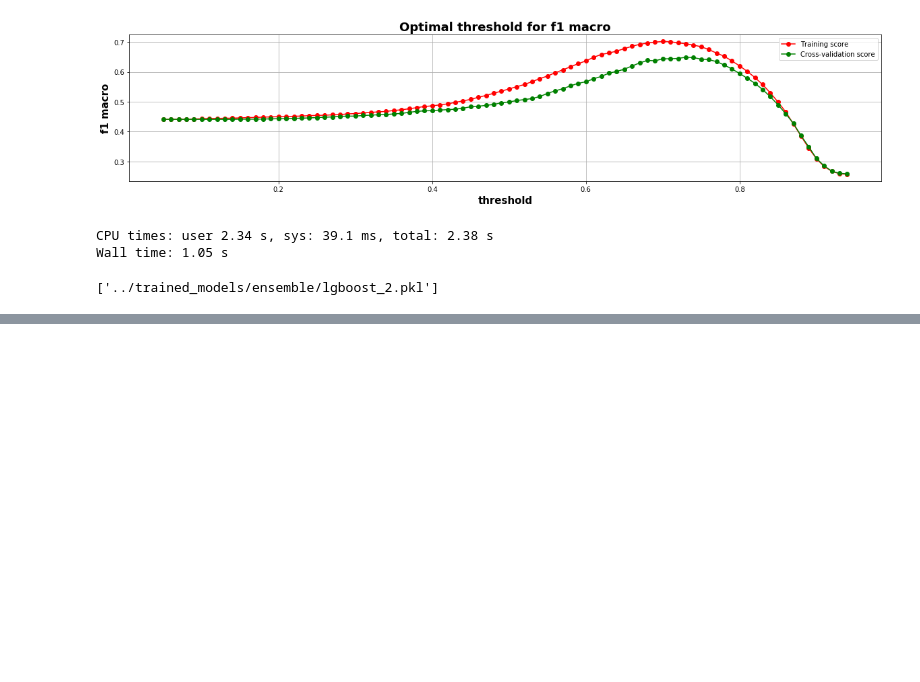
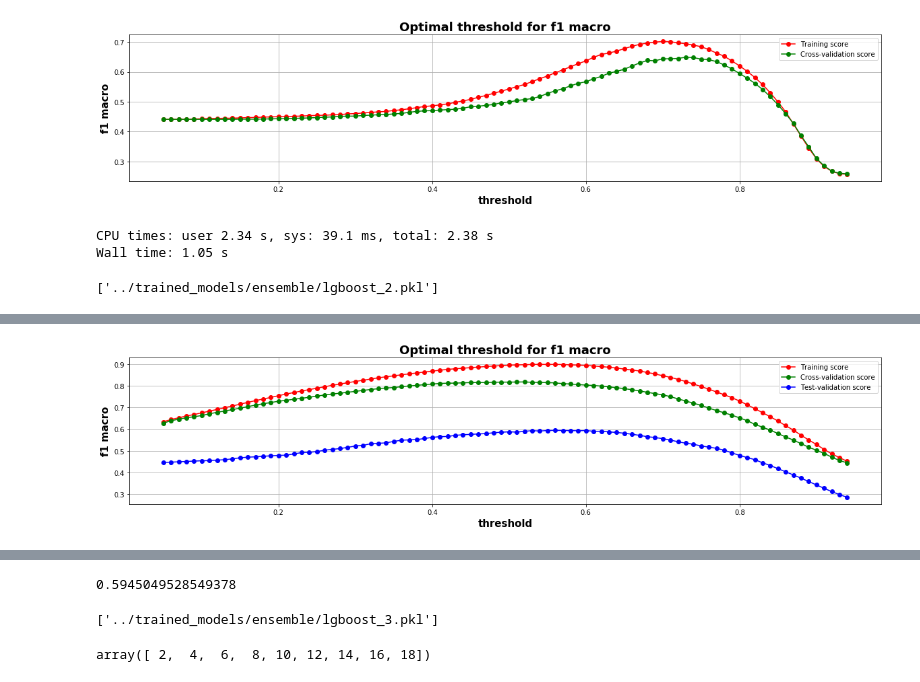
Before and after one commit to Durzot/DA_crowd_analytix, a Jupyter notebook: mortgage/notebook/Mortgage_2.ipynb, the cells around one changed output, grey strips where cells are left out. Saved outputs shown, nothing was run; the diff lists cells and outputs as text; code cells hidden in the pictures; blank space fills up the shorter version.

```diff
--- a/mortgage/notebook/Mortgage_2.ipynb
+++ b/mortgage/notebook/Mortgage_2.ipynb
@@ -780,0 +933,5 @@ joblib.dump(gbm, os.path.join(path_model, '%s.pkl' % model_name))
+# %%
+X_tttrain, X_tttval, y_ttrain, y_ttval = train_test_split(X_ttrain, y_train,
+                                                          stratify=y_train,
+                                                          random_state=random_state,
+                                                          test_size=0.2)
@@ -780,0 +942,12 @@ joblib.dump(gbm, os.path.join(path_model, '%s.pkl' % model_name))
+# %%
+%%time
+cols_cat_idx = [X_ttrain.columns.get_loc(x) for x in cols_cat]
+sm = SMOTENC(categorical_features=cols_cat_idx,
+             sampling_strategy='auto',
+             random_state=random_state,
+             k_neighbors=5,
+             n_jobs=3)
+
+X_res, y_res = sm.fit_resample(X_tttrain, y_ttrain)
+X_res = pd.DataFrame(X_res, columns=X_ttrain.columns)
+y_res = pd.Series(y_res, name=y_ttrain.name)
@@ -780,0 +1022,37 @@ joblib.dump(gbm, os.path.join(path_model, '%s.pkl' % model_name))
+# %%
+%%time
+# See which threshold yields the best f1_macro on validation set
+y_prob_train = gbm.predict(X_res_train)
+y_prob_val = gbm.predict(X_res_val)
+y_prob_ttval = gbm.predict(X_tttval)
+
+thresh = np.r_[0.05:0.95:0.01]
+f1_macro_train = []
+f1_macro_val = []
+f1_macro_ttval = []
+best_th = 0
+best_f1_ttval = 0
+
+for th in thresh:
+    f1_train = f1_score(y_res_train, np.where(y_prob_train > th, 1, 0), average='macro')
+    f1_val = f1_score(y_res_val, np.where(y_prob_val > th, 1, 0), average='macro')
+    f1_ttval = f1_score(y_ttval, np.where(y_prob_ttval > th, 1, 0), average='macro')
+    if f1_ttval > best_f1_ttval:
+        best_f1_ttval = f1_ttval
+        best_th = th
+    f1_macro_train.append(f1_train)
+    f1_macro_val.append(f1_val)
+    f1_macro_ttval.append(f1_ttval)
+
+fig, ax = plt.subplots(nrows=1, ncols=1, figsize=(20, 4))
+ax.grid()
+ax.plot(thresh, f1_macro_train, 'o-', color="r", label="Training score")
+ax.plot(thresh, f1_macro_val, 'o-', color="g", label="Cross-validation score")
+ax.plot(thresh, f1_macro_ttval, 'o-', color="blue", label="Test-validation score")
+ax.set_xlabel("threshold", fontsize=15, fontweight='bold')
+ax.set_ylabel("f1 macro", fontsize=15, fontweight='bold')
+ax.set_title('Optimal threshold for f1 macro', fontsize=18, fontweight='bold')
+ax.legend(loc="best")
+plt.show(fig)
+# %% [output]
+[figure, added]
@@ -780,0 +1061,4 @@ joblib.dump(gbm, os.path.join(path_model, '%s.pkl' % model_name))
+# %%
+best_f1_ttval
+# %% [output]
+0.5945049528549378
@@ -780,0 +1070,22 @@ joblib.dump(gbm, os.path.join(path_model, '%s.pkl' % model_name))
+# %%
+submission_file = pd.read_csv("../data/CAX_MortgageModeling_SubmissionFormat.csv")
+
+X_test['Result_Predicted'] =  np.where(gbm.predict(X_ttest) > best_th, 1, 0)
+X_test['Unique_ID'] = X_test['unique_id']
+X_test.loc[:, 'Result_Predicted']  = X_test['Result_Predicted'].map({0: "NOT FUNDED", 1:"FUNDED"})
+
+submission_file = submission_file[['Unique_ID']].merge(X_test[['Unique_ID', 'Result_Predicted']],
+                                                       how='left', on=['Unique_ID'])
+submission_file.to_csv(os.path.join(path_sub, "sub_%s.csv" % model_name), index=False)
+
+del X_test['Unique_ID']
+del X_test['Result_Predicted']
+
+# Save the result of the gridsearch
+joblib.dump(gbm, os.path.join(path_model, '%s.pkl' % model_name))
+# %% [output]
+['../trained_models/ensemble/lgboost_3.pkl']
+# %%
+np.r_[2:20:2]
+# %% [output]
+array([ 2,  4,  6,  8, 10, 12, 14, 16, 18])
```
Also changed, not shown: parts of 20 cells of this notebook, 14 other files.
